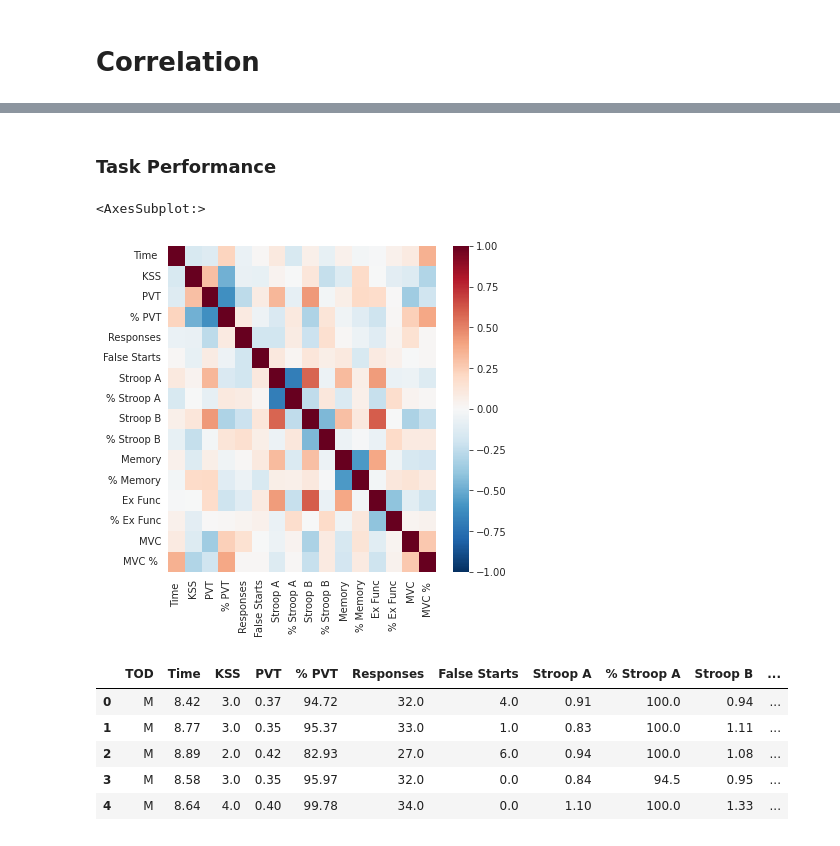
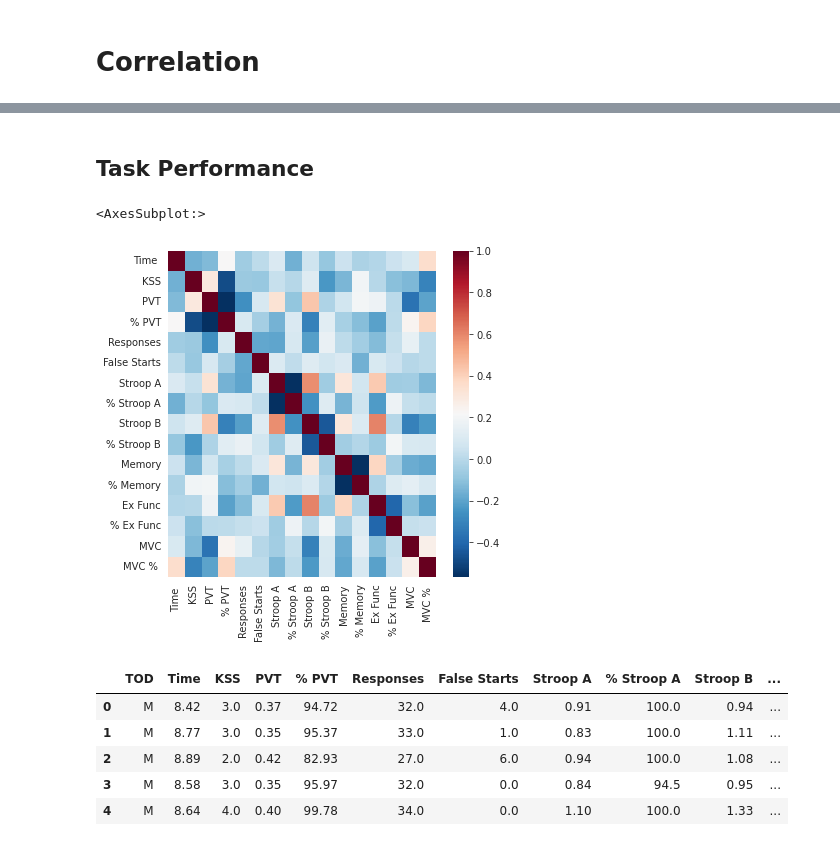
Before and after one commit to Wetiqe/MSc-Data-Analysis, a Jupyter notebook: scripts/correlation.ipynb, the cells around one changed output, grey strips where cells are left out. Saved outputs shown, nothing was run; the diff lists cells and outputs as text; code cells hidden in the pictures.

```diff
--- a/scripts/correlation.ipynb
+++ b/scripts/correlation.ipynb
@@ -163,2 +139,2 @@ fo.head()
 # %% [markdown]
-### Task Performance
+## Task Performance
@@ -165,9 +143,9 @@ fo.head()
 # %%
 plt.figure(figsize=(6,6))
-sns.heatmap(performance.iloc[:,2:].corr(), cmap="RdBu_r", vmin=-1)
+sns.heatmap(performance.iloc[:,2:].corr(), cmap="RdBu_r", robust=True)
 # %% [output]
 <AxesSubplot:>
-[figure, old version]
+[figure, new version]
 # %%
 per_a = performance[performance['TOD']=='A'].iloc[:,2:] ; per_m = performance[performance['TOD']=='M'].iloc[:,2:]
 per_e = performance[performance['TOD']=='E'].iloc[:,2:]
```
Also changed, not shown: parts of 45 cells of this notebook, 11 other files.
